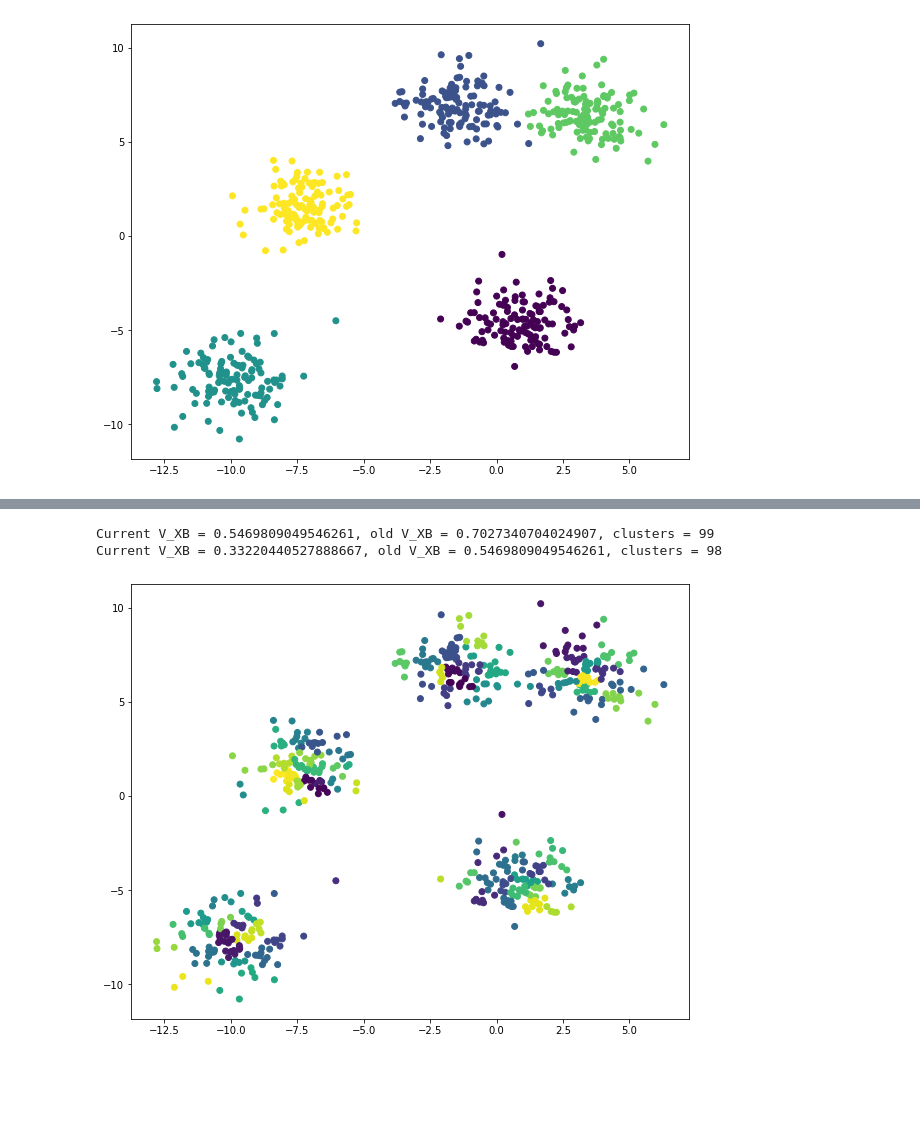
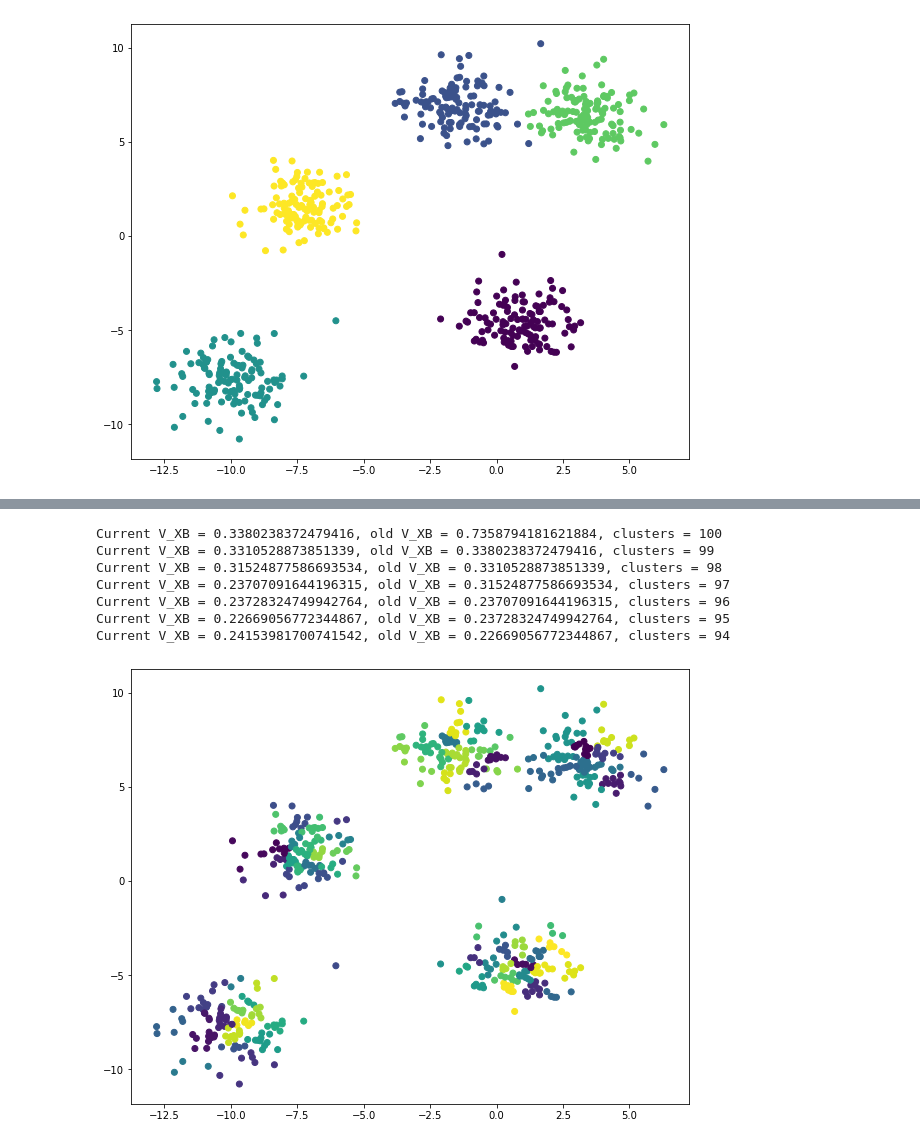
Before and after one commit to Mruzik1/EA-Ac-FCM-Implementation, a Jupyter notebook: main.ipynb, the cells around one changed output, grey strips where cells are left out. Saved outputs shown, nothing was run; the diff lists cells and outputs as text; code cells hidden in the pictures; blank space fills up the shorter version.

```diff
--- a/main.ipynb
+++ b/main.ipynb
@@ -42,22 +42,27 @@ plot_datapoints(X, np.argmax(ac_fcm.run()[0], axis=1))
 # %%
 old_V_XB = ac_fcm.get_v_xb()
 
 while ac_fcm.c > 2:
     old_U, old_V = ac_fcm.U, ac_fcm.V
     ac_fcm.U, ac_fcm.V = ac_fcm.absorbtive_criteria()
     ac_fcm.run(logs_enabled=False)
 
     V_XB = ac_fcm.get_v_xb(c=ac_fcm.c-1)
-    if V_XB > old_V_XB:
+    print(f'Current V_XB = {V_XB}, old V_XB = {old_V_XB}, clusters = {ac_fcm.c}')
+    if V_XB > old_V_XB+1e-1:
         ac_fcm.U, ac_fcm.V = old_U, old_V
         break
 
     ac_fcm.c -= 1
-    print(f'Current V_XB = {V_XB}, old V_XB = {old_V_XB}, clusters = {ac_fcm.c}')
     old_V_XB = V_XB
 
 plot_datapoints(X, np.argmax(ac_fcm.run(0)[0], axis=1))
 # %% [output]
-Current V_XB = 0.5469809049546261, old V_XB = 0.7027340704024907, clusters = 99
-Current V_XB = 0.33220440527888667, old V_XB = 0.5469809049546261, clusters = 98
+Current V_XB = 0.3380238372479416, old V_XB = 0.7358794181621884, clusters = 100
+Current V_XB = 0.3310528873851339, old V_XB = 0.3380238372479416, clusters = 99
+Current V_XB = 0.31524877586693534, old V_XB = 0.3310528873851339, clusters = 98
+Current V_XB = 0.23707091644196315, old V_XB = 0.31524877586693534, clusters = 97
+Current V_XB = 0.23728324749942764, old V_XB = 0.23707091644196315, clusters = 96
+Current V_XB = 0.22669056772344867, old V_XB = 0.23728324749942764, clusters = 95
+Current V_XB = 0.24153981700741542, old V_XB = 0.22669056772344867, clusters = 94
-[figure, old version]
+[figure, new version]
```
Also changed, not shown: parts of 1 cell of this notebook.
